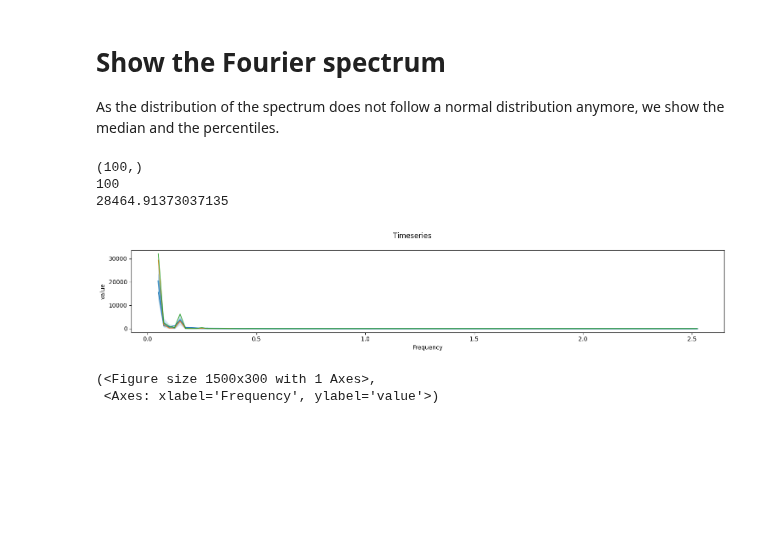
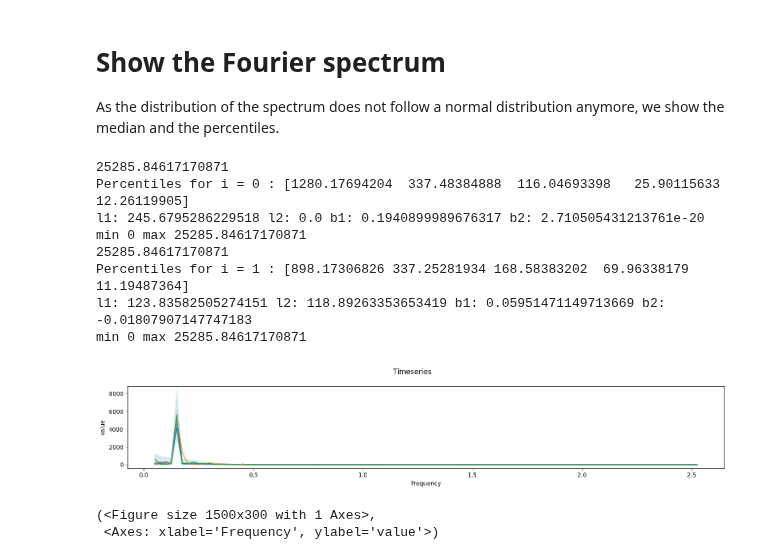
Before and after one commit to UniStuttgart-VISUS/uadapy, a Jupyter notebook: examples/uafourier.ipynb, the cells around one changed output. Saved outputs shown, nothing was run; the diff lists cells and outputs as text; code cells hidden in the pictures; blank space fills up the shorter version.

```diff
--- a/examples/uafourier.ipynb
+++ b/examples/uafourier.ipynb
@@ -13,7 +11,7 @@ and reinstall the package again.
 # Loading data
 We provide ready-to-use toy datasets for quick experimentation and analysis. In this example, we use a synthetic dataset consisting of components with different periods, a trend and noise.
 # %%
-timeseries = data.generate_synthetic_timeseries(timesteps=200)
+timeseries = data.generate_synthetic_timeseries(timesteps=200, trend=0)
 # %% [markdown]
 # Visualize the data
 # %%
@@ -29,12 +27,16 @@ ua_spectrum = spectralAnalysis.ua_fourier_spectrum(timeseries, normalized=False)
 # Show the Fourier spectrum
 As the distribution of the spectrum does not follow a normal distribution anymore, we show the median and the percentiles.
 # %%
-print(ua_spectrum.timesteps.shape)
-plot_timeseries(ua_spectrum, n_samples=3, seed=55, percentiles=True, show_plot=True, x_label='Frequency')
+plot_timeseries(ua_spectrum, n_samples=15, seed=42, percentiles=True, show_plot=True, x_label='Frequency')
 # %% [output]
-(100,)
-100
-28464.91373037135
+25285.84617170871
+Percentiles for i = 0 : [1280.17694204  337.48384888  116.04693398   25.90115633   12.26119905]
+l1: 245.6795286229518 l2: 0.0 b1: 0.1940899989676317 b2: 2.710505431213761e-20
+min 0 max 25285.84617170871
+25285.84617170871
+Percentiles for i = 1 : [898.17306826 337.25281934 168.58383202  69.96338179  11.19487364]
+l1: 123.83582505274151 l2: 118.89263353653419 b1: 0.05951471149713669 b2: -0.01807907147747183
+min 0 max 25285.84617170871
-[figure, old version]
+[figure, new version]
 (<Figure size 1500x300 with 1 Axes>,
  <Axes: xlabel='Frequency', ylabel='value'>)
```
Also changed, not shown: parts of 2 cells of this notebook, 3 other files.
